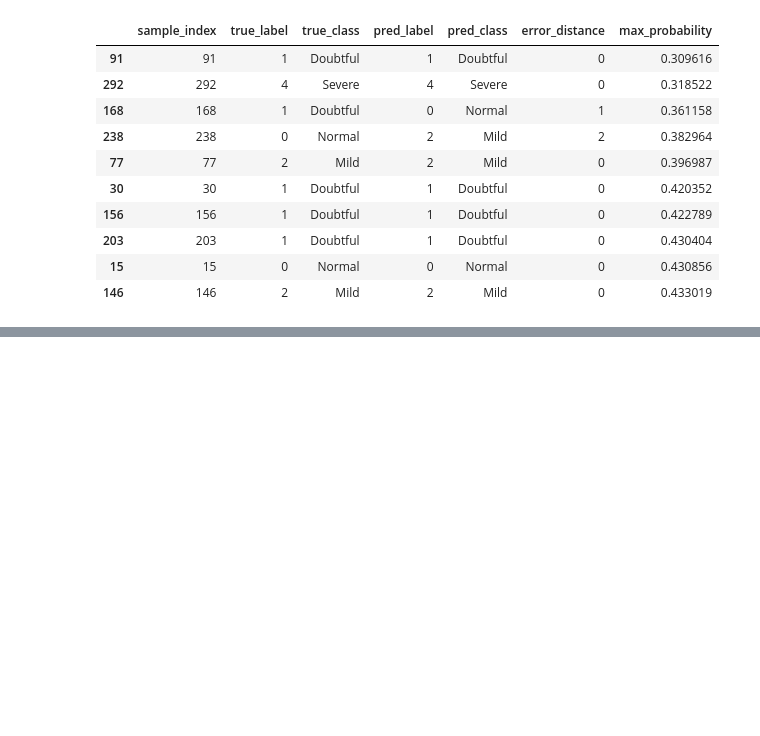
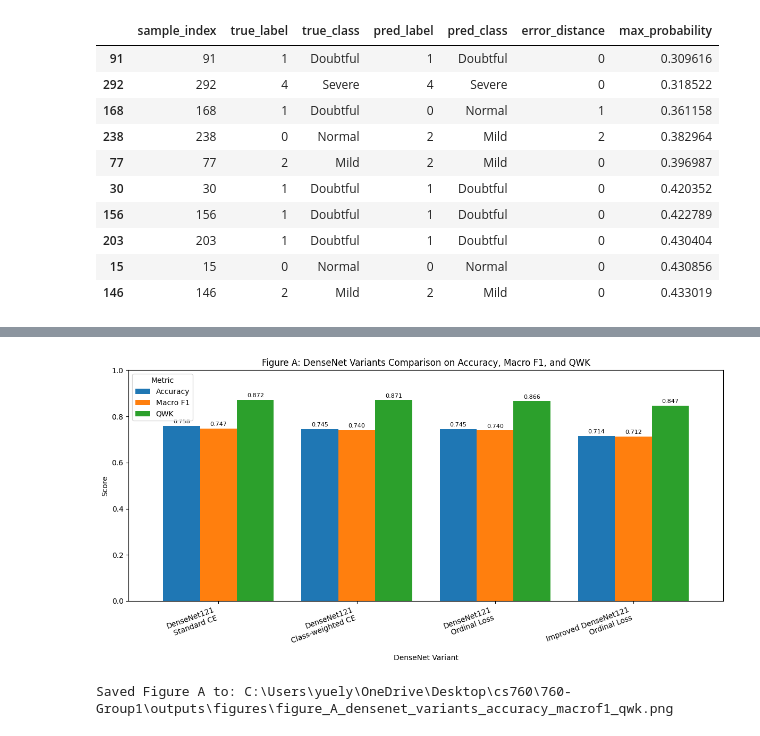
Before and after one commit to JoyYueLyu/760-Group1, a Jupyter notebook: notebooks/01_model_result_comparison.ipynb, the cells around one changed output, grey strips where cells are left out. Saved outputs shown, nothing was run; the diff lists cells and outputs as text; code cells hidden in the pictures; blank space fills up the shorter version.

Commit message:
densenet

```diff
--- a/notebooks/01_model_result_comparison.ipynb
+++ b/notebooks/01_model_result_comparison.ipynb
@@ -947,0 +1012,32 @@ Grad-CAM rows: 5
+# %%
+figure_a_metrics = ["Accuracy", "Macro F1", "QWK"]
+
+figure_a_df = densenet_variants_df.set_index("Model")[figure_a_metrics]
+
+ax = figure_a_df.plot(
+    kind="bar",
+    figsize=(12, 6),
+    width=0.8
+)
+
+ax.set_title("Figure A: DenseNet Variants Comparison on Accuracy, Macro F1, and QWK")
+ax.set_xlabel("DenseNet Variant")
+ax.set_ylabel("Score")
+ax.set_ylim(0, 1.0)
+
+plt.xticks(rotation=20, ha="right")
+plt.legend(title="Metric")
+plt.tight_layout()
+
+# Add value labels
+for container in ax.containers:
+    ax.bar_label(container, fmt="%.3f", fontsize=8, padding=2)
+
+figure_a_path = FIGURE_DIR / "figure_A_densenet_variants_accuracy_macrof1_qwk.png"
+plt.savefig(figure_a_path, dpi=300, bbox_inches="tight")
+plt.show()
+
+print("Saved Figure A to:", figure_a_path)
+# %% [output]
+[figure, added]
+Saved Figure A to: C:\Users\yuely\OneDrive\Desktop\cs760\760-Group1\outputs\figures\figure_A_densenet_variants_accuracy_macrof1_qwk.png
```
Also changed, not shown: parts of 3 cells of this notebook, 27 other files.
